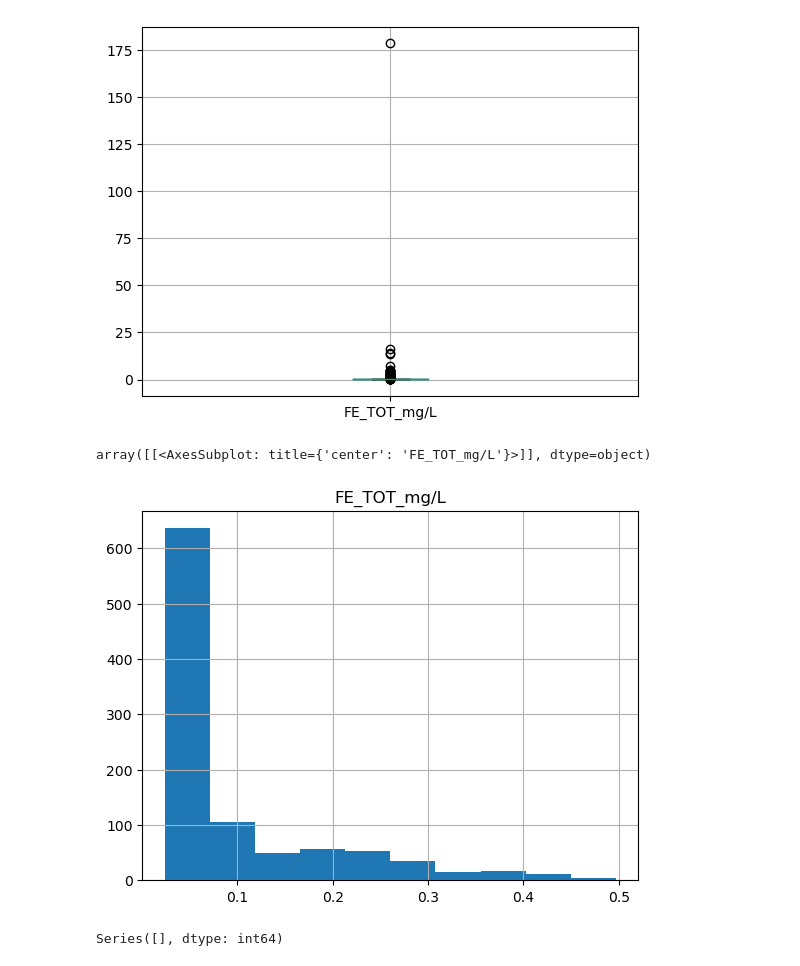
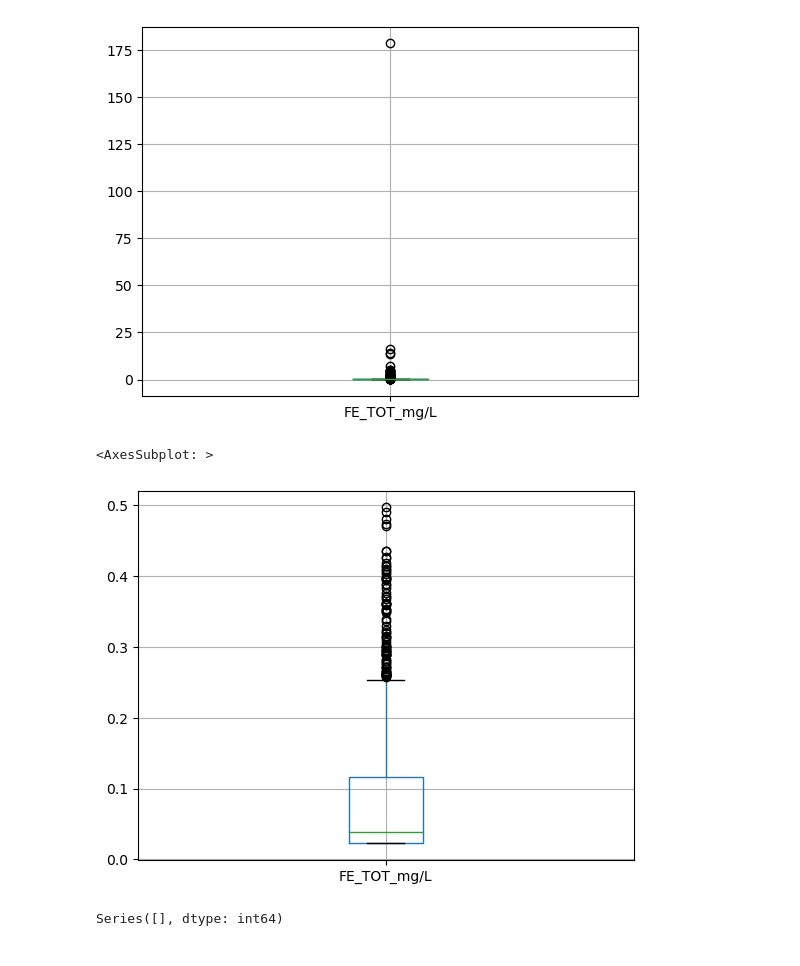
Before and after one commit to PosgradoMNA/actividades-del-projecto-equipo_102, a Jupyter notebook: Reto/aguas-subterraneas.ipynb, the cells around one changed output. Drawn from its saved outputs; the diff is of its cells as text; code cells hidden in the pictures.

Commit message:
avance limpieza de datos

```diff
--- a/Reto/aguas-subterraneas.ipynb
+++ b/Reto/aguas-subterraneas.ipynb
@@ -88,18 +119,13 @@ Se observan que 5 variables tienen valores string. Vamos a proceder sustituir es
-# %%
-#Buscamos valores por debajo del umbral que se observa en los datos
-limits = {
-   'FE_TOT_mg/L': 0.024,
-   'FLUORUROS_mg/L': 0.1,
-   'SDT_M_mg/L': 24,
-   'CD_TOT_mg/L' : 0.002,
-   'AS_TOT_mg/L': 0.005
-}
-
-#Hacemos la sustitución
-for col in limits_df.columns:
-   str_to_match = limits_df[[col]].iloc[0].values[0]
-
-   df.loc[df[col] == str_to_match, col] = limits[col]
-# %%
-#Convertimos a un tipo float
-df[limits_df.columns] = df[limits_df.columns].astype(float)
+# %%
+#Extraemos las columnas que deben ser convertidas de object a float
+columns = limits_df.columns
+
+#Hacemos un transpose para que la tabla tenga dos columnas, una con los atributos químicos y otra con sus valores
+limits_df = limits_df.transpose()
+limits_df = limits_df.reset_index(level = 0)
+limits_df.rename(columns={'index': 'attributes', 0:'attr_values'}, inplace= True)
+
+#Extraemos los valores numéricos, eliminando cualquier string (por ej. '<')
+limits_df.attr_values = limits_df.attr_values.str.extract('(\d+\.\d+|\d+)')
+
+display(limits_df)
@@ -106,3 +146,14 @@ df[limits_df.columns] = df[limits_df.columns].astype(float)
+# %%
+#Sustituimos los valores string por un valor float arbitrario, que se encuentre por debajo de lo indicado por la columna
+for col in columns:
+   val =  (limits_df.loc[limits_df.attributes == col].attr_values.values[0])
+   str_match = '<'+ val
+   val = float(val)
+
+   df.loc[df[col] == str_match, col] = val -(val/10)
+
+   #Convertimos la columna a tipo float
+   df[col] = df[col].astype(float)
 # %%
 #Probamos la conversión con una de las columnas
 df[['FE_TOT_mg/L']].sort_values(by = 'FE_TOT_mg/L', ascending = False)
@@ -127,10 +278,10 @@ df[['FE_TOT_mg/L']].boxplot()
 [figure]
 # %%
 df_test = df.drop(index = df[df['FE_TOT_mg/L'] > 0.5].index)
-df_test[['FE_TOT_mg/L']].hist()
+df_test[['FE_TOT_mg/L']].boxplot()
 # %% [output]
-array([[<AxesSubplot: title={'center': 'FE_TOT_mg/L'}>]], dtype=object)
+<AxesSubplot: >
-[figure, old version]
+[figure, new version]
 # %%
 df[['SDT_mg/L']].value_counts()
 # %% [output]
```
Also changed, not shown: parts of 23 cells of this notebook.
